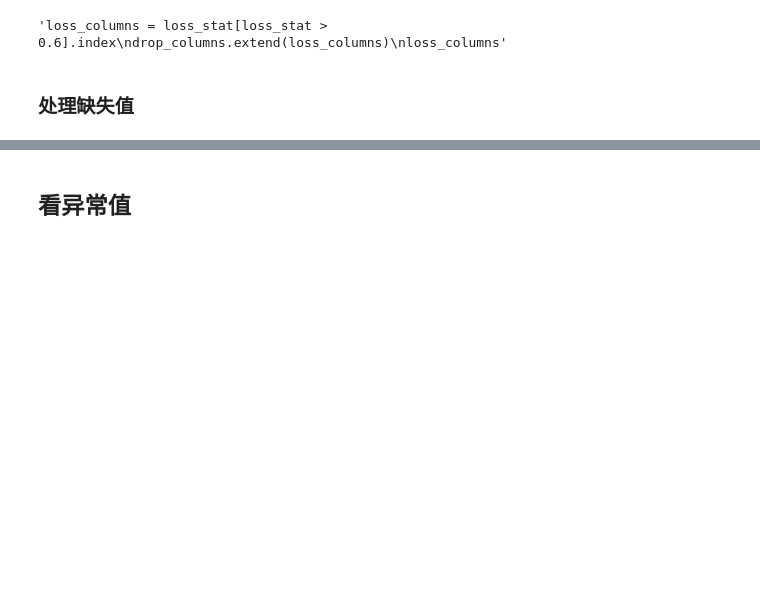
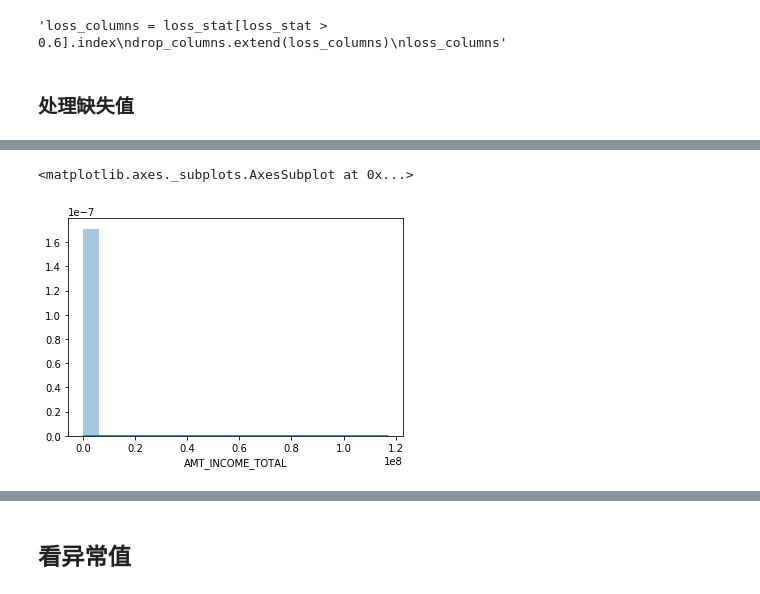
Before and after one commit to pipdax/HomeCredit, a Jupyter notebook: HomeCredit.ipynb, the cells around one changed output, grey strips where cells are left out. Cells and saved outputs as stored; diff of their text form; code cells hidden in the pictures; blank space fills up the shorter version.

```diff
--- a/HomeCredit.ipynb
+++ b/HomeCredit.ipynb
@@ -306,0 +320,2 @@ df = drop_ext_data(df)
+# %%
+train = train[train['CODE_GENDER']!='XNA']
@@ -306,0 +341,5 @@ df = drop_ext_data(df)
+# %%
+#这个适合二值化
+#bin_columns.append("FLAG_OWN_CAR")
+
+train['FLAG_OWN_CAR'] = train['FLAG_OWN_CAR'].map({"Y":1,"N":0})
@@ -306,0 +354,3 @@ df = drop_ext_data(df)
+# %%
+#二值化
+train['FLAG_OWN_REALTY'] = train['FLAG_OWN_REALTY'].map({"Y":1,"N":0})
@@ -306,0 +399,4 @@ df = drop_ext_data(df)
+# %%
+#大致的趋势是孩子越多，逾期率越高，给数据做一个平方处理，加大区分度
+train['CNT_CHILDREN_2'] = train['CNT_CHILDREN']*train['CNT_CHILDREN']
+drop_columns.append('CNT_CHILDREN')
@@ -306,0 +425,5 @@ df = drop_ext_data(df)
+# %%
+sns.distplot(train['AMT_INCOME_TOTAL'], bins=20)
+# %% [output]
+<matplotlib.axes._subplots.AxesSubplot at 0x...>
+[figure, added]
```
Also changed, not shown: parts of 19 cells of this notebook.
